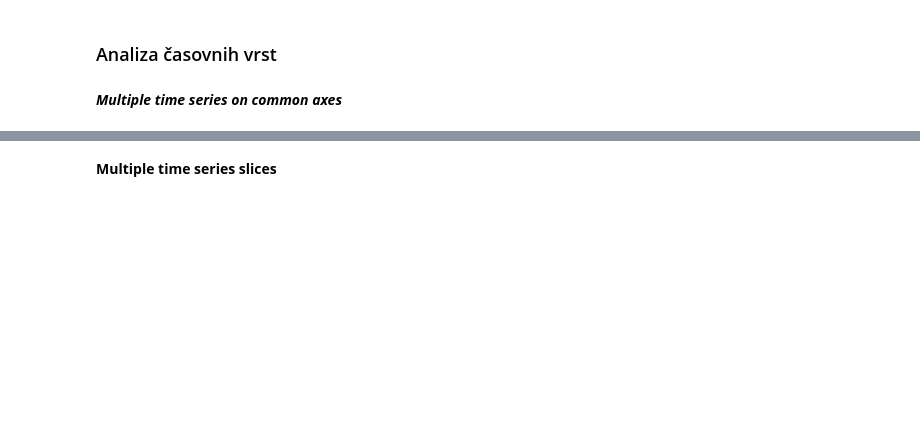
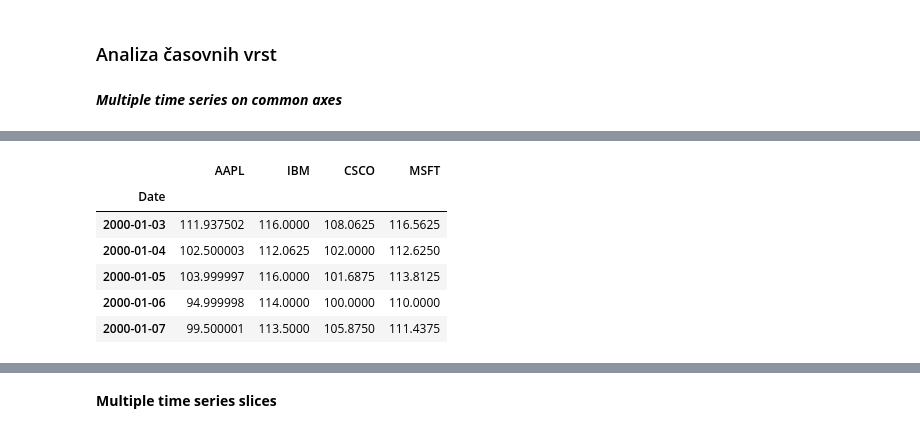
Before and after one commit to gaspera/python_analitika, a Jupyter notebook: teden_06/06_teden_prikazovanje_podatkov_clean.ipynb, the cells around one changed output, grey strips where cells are left out. Drawn from its saved outputs; the diff is of its cells as text; code cells hidden in the pictures; blank space fills up the shorter version.

```diff
--- a/teden_06/06_teden_prikazovanje_podatkov_clean.ipynb
+++ b/teden_06/06_teden_prikazovanje_podatkov_clean.ipynb
@@ -519,0 +564,2 @@ plt.show()
+# %%
+stocks['Date'] = pd.to_datetime(stocks['Date'])
@@ -519,0 +579,11 @@ plt.show()
+# %%
+stocks = stocks.set_index('Date')
+stocks.head()
+# %% [output]
+|  | AAPL | IBM | CSCO | MSFT |
+| Date |  |  |  |  |
+| 2000-01-03 | 111.937502 | 116.0000 | 108.0625 | 116.5625 |
+| 2000-01-04 | 102.500003 | 112.0625 | 102.0000 | 112.6250 |
+| 2000-01-05 | 103.999997 | 116.0000 | 101.6875 | 113.8125 |
+| 2000-01-06 | 94.999998 | 114.0000 | 100.0000 | 110.0000 |
+| 2000-01-07 | 99.500001 | 113.5000 | 105.8750 | 111.4375 |
```
Also changed, not shown: parts of 13 cells of this notebook.
